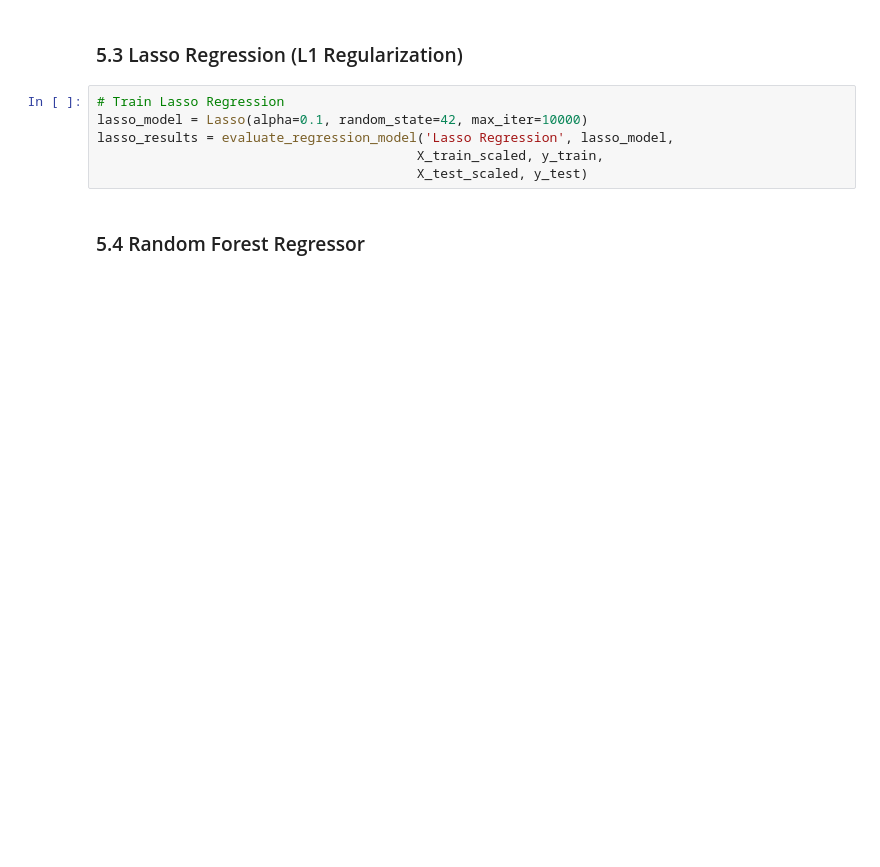
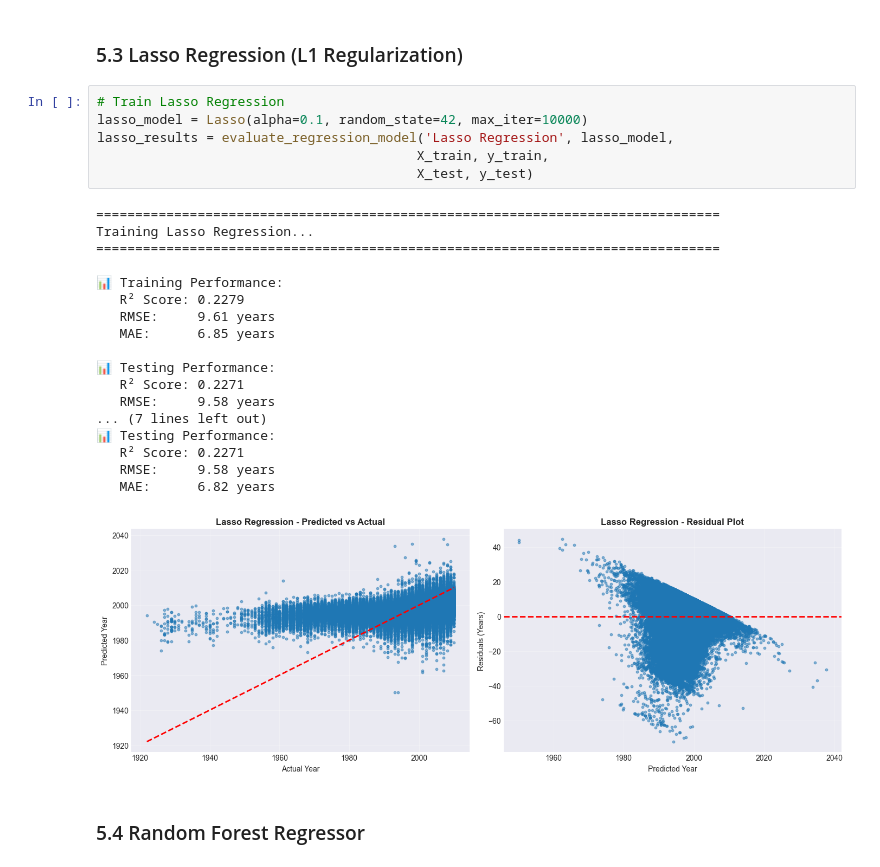
Before and after one commit to mrafiasyifaa/Midterm-Machine-Learning-2025, a Jupyter notebook: midterm_regresi.ipynb, the cells around one changed output. Cells and saved outputs as stored; diff of their text form; blank space fills up the shorter version.

```diff
--- a/midterm_regresi.ipynb
+++ b/midterm_regresi.ipynb
@@ -269,9 +351,28 @@ ridge_results = evaluate_regression_model('Ridge Regression', ridge_model,
 # %%
 # Train Lasso Regression
 lasso_model = Lasso(alpha=0.1, random_state=42, max_iter=10000)
 lasso_results = evaluate_regression_model('Lasso Regression', lasso_model,
-                                         X_train_scaled, y_train,
-                                         X_test_scaled, y_test)
+                                         X_train, y_train,
+                                         X_test, y_test)
+# %% [output]
+================================================================================
+Training Lasso Regression...
+================================================================================
+
+📊 Training Performance:
+   R² Score: 0.2279
+   RMSE:     9.61 years
+   MAE:      6.85 years
+
+📊 Testing Performance:
+   R² Score: 0.2271
+   RMSE:     9.58 years
+... (7 lines left out)
+📊 Testing Performance:
+   R² Score: 0.2271
+   RMSE:     9.58 years
+   MAE:      6.82 years
+[figure, added]
 # %% [markdown]
 ### 5.4 Random Forest Regressor
 # %%
```
Also changed, not shown: parts of 18 cells of this notebook, 1 other file.
